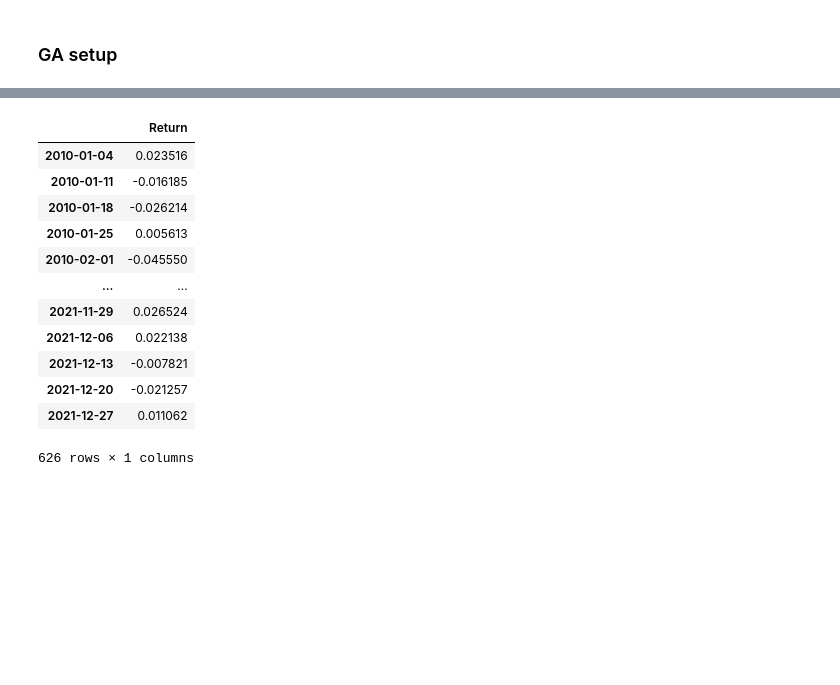
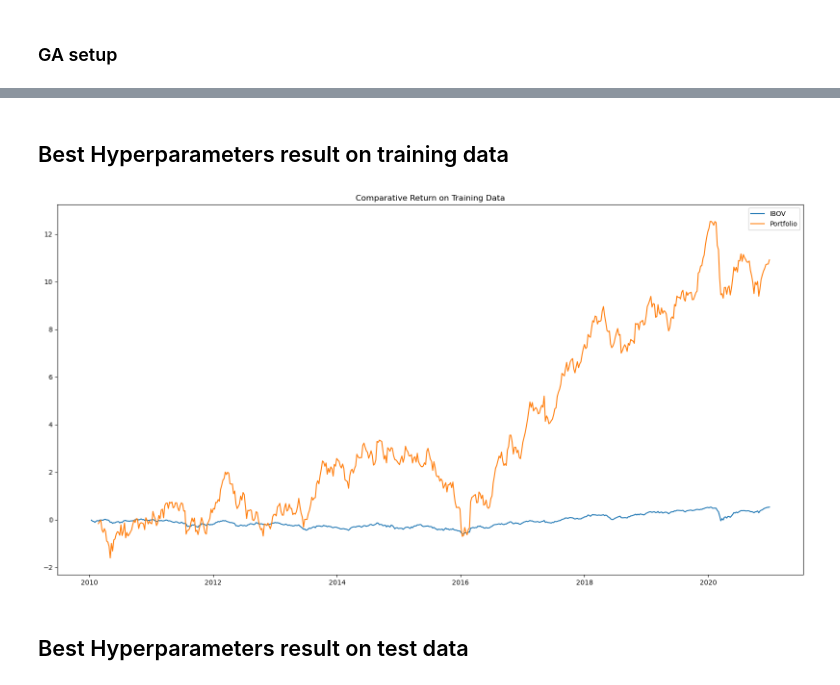
Before and after one commit to MathNog/Genetic-Algorithm-Project, a Jupyter notebook: code/portifolio_optimization.ipynb, the cells around one changed output, grey strips where cells are left out. Cells and saved outputs as stored; diff of their text form; code cells hidden in the pictures; blank space fills up the shorter version.

```diff
--- a/code/portifolio_optimization.ipynb
+++ b/code/portifolio_optimization.ipynb
@@ -67,7 +101,7 @@ portifolio_return(asset_returns=returns.iloc[0,:],
 #First, only maximize portfolio return
 def objective_function(individual):
 
-    return portifolio_return(individual,asset_returns)
+    return portifolio_return(individual,asset_returns)/portifolio_volatility(individual,asset_volatilities)
 # %%
 def feasible(individual):
     cond1 = 1-sum(individual)>0
@@ -109,3 +144,9 @@ stats.register('avg',np.mean)
 stats.register('std',np.std)
 stats.register('max',np.max)
 stats.register('min',np.min)
+# %%
+train_returns = returns[returns.index.year < 2021]
+test_returns =  returns[returns.index.year == 2021]
+
+train_volatilities = volatilities[volatilities.index.year < 2021]
+test_volatilities = volatilities[volatilities.index.year == 2021]
@@ -111,0 +155,10 @@ stats.register('min',np.min)
+# %%
+hyperparameters = {"population":[50,100],
+                   "cxpb":[0.3,0.5],
+                    "mutpb":[0.05,0.1],
+                    "ngen":[20,50]}
+
+keys, values = zip(*hyperparameters.items())
+hyperparameters_permutations = [dict(zip(keys, v)) for v in itertools.product(*values)]
+
+print("Number of models to do compared = %d"%len(hyperparameters_permutations))
@@ -112,3 +227,21 @@ stats.register('min',np.min)
+# %% [markdown]
+## Best Hyperparameters result on training data
+# %%
+ibov_cummulative_return = ibov.cumsum()
+
+train_ibov = ibov_cummulative_return[ibov_cummulative_return.index.year<2021]
+test_ibov = ibov_cummulative_return[ibov_cummulative_return.index.year==2021]
+
+plt.figure(figsize=(20,10))
+plt.plot(train_ibov,label="IBOV")
+plt.plot(best_hyperparametrs["cummulative return"],label="Portfolio")
+plt.title("Comparative Return on Training Data")
+plt.legend()
+plt.show()
+# %% [output]
+[figure, added]
+# %% [markdown]
+## Best Hyperparameters result on test data
 # %%
 best_individuals = {}
 optimal_returns = {}
@@ -123,19 +270,0 @@ for idx,row in returns.iterrows():
-# %%
-optimal_returns = pd.DataFrame(index=optimal_returns.keys(),data=optimal_returns.values())
-
-optimal_returns.rename(columns={0:"Return"},inplace=True)
-optimal_returns
-# %% [output]
-|  | Return |
-| 2010-01-04 | 0.023516 |
-| 2010-01-11 | -0.016185 |
-| 2010-01-18 | -0.026214 |
-| 2010-01-25 | 0.005613 |
-| 2010-02-01 | -0.045550 |
-| ... | ... |
-| 2021-11-29 | 0.026524 |
-| 2021-12-06 | 0.022138 |
-| 2021-12-13 | -0.007821 |
-| 2021-12-20 | -0.021257 |
-| 2021-12-27 | 0.011062 |
-626 rows × 1 columns
```
Also changed, not shown: parts of 13 cells of this notebook, 1 other file.
